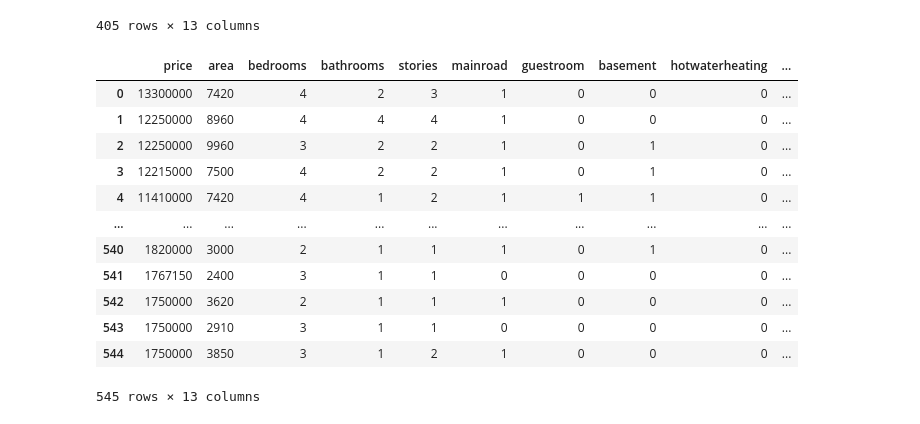
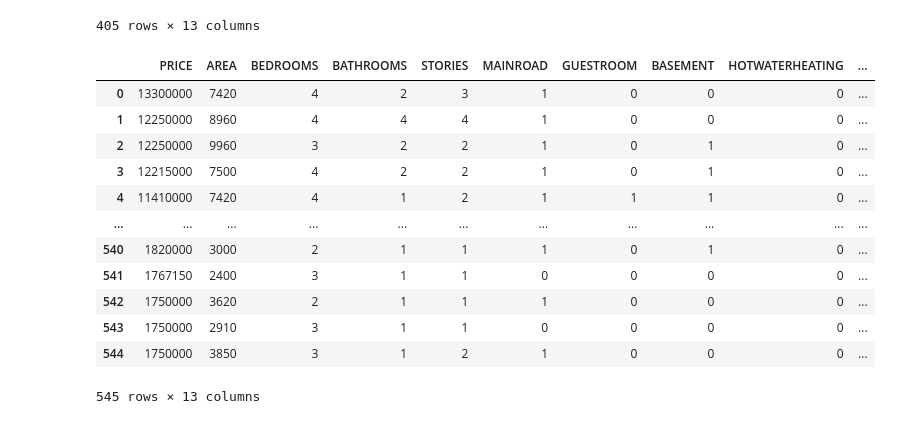
Before and after one commit to babiswas/pandasrepo, a Jupyter notebook: Housing.ipynb, the cells around one changed output. Drawn from its saved outputs; the diff is of its cells as text; code cells hidden in the pictures.

```diff
--- a/Housing.ipynb
+++ b/Housing.ipynb
@@ -381,10 +381,10 @@ df[df['furnishingstatus'].isin([0,1])]
 | 544 | 1750000 | 3850 | 3 | 1 | 2 | 1 | 0 | 0 | 0 | ... |
 405 rows × 13 columns
 # %%
-df.rename(columns={'price':'PRICE','area':'AREA','bedrooms':'BEDROOMS','bathrooms':'BATHROOMS','stories':'STORIES','mainroad':'MAINROAD','guestroom':'GUESTROOM','basement':'BASEMENT','hotwaterheating':'HOTWATERHEATING','airconditioning':'AIRCONDITIONING','parking':'PARKING','prefarea':'PREFAREA','furnishingstatus':'FURNISHINGSTATUS'})
+df=df.rename(columns={'price':'PRICE','area':'AREA','bedrooms':'BEDROOMS','bathrooms':'BATHROOMS','stories':'STORIES','mainroad':'MAINROAD','guestroom':'GUESTROOM','basement':'BASEMENT','hotwaterheating':'HOTWATERHEATING','airconditioning':'AIRCONDITIONING','parking':'PARKING','prefarea':'PREFAREA','furnishingstatus':'FURNISHINGSTATUS'})
 df
 # %% [output]
-|  | price | area | bedrooms | bathrooms | stories | mainroad | guestroom | basement | hotwaterheating | ... |
+|  | PRICE | AREA | BEDROOMS | BATHROOMS | STORIES | MAINROAD | GUESTROOM | BASEMENT | HOTWATERHEATING | ... |
 | 0 | 13300000 | 7420 | 4 | 2 | 3 | 1 | 0 | 0 | 0 | ... |
 | 1 | 12250000 | 8960 | 4 | 4 | 4 | 1 | 0 | 0 | 0 | ... |
 | 2 | 12250000 | 9960 | 3 | 2 | 2 | 1 | 0 | 1 | 0 | ... |
```
Also changed, not shown: parts of 1 cell of this notebook.
